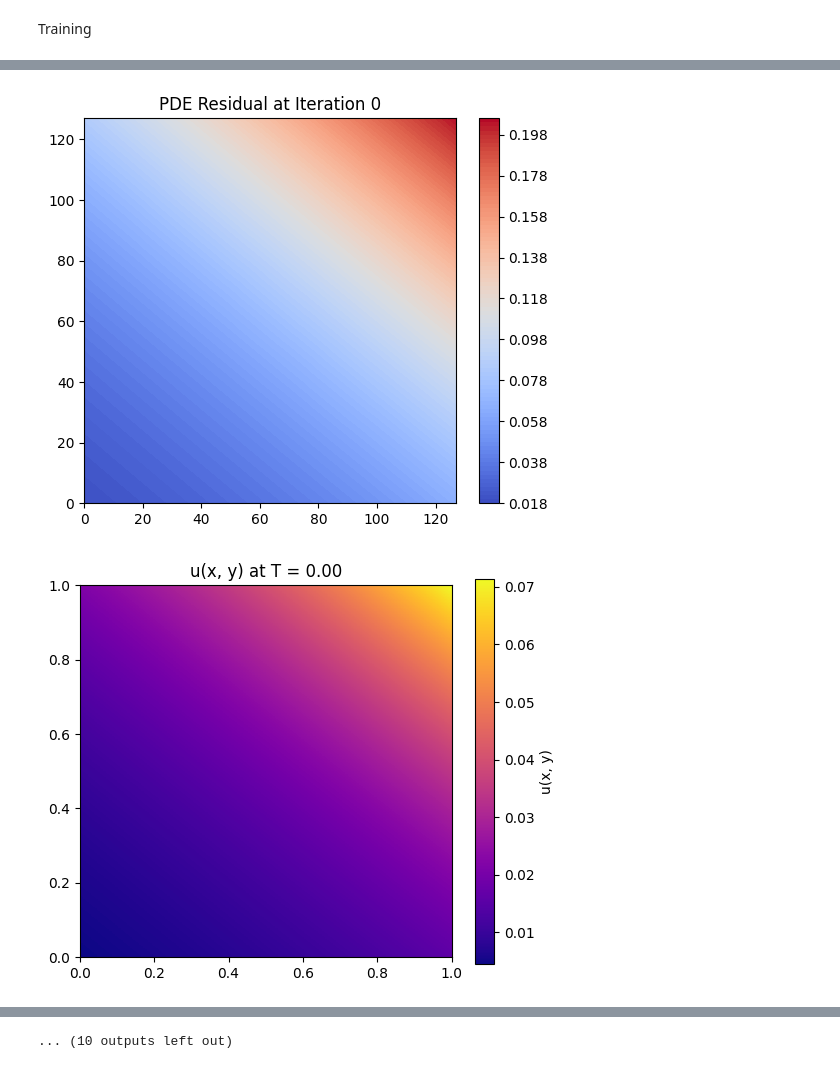
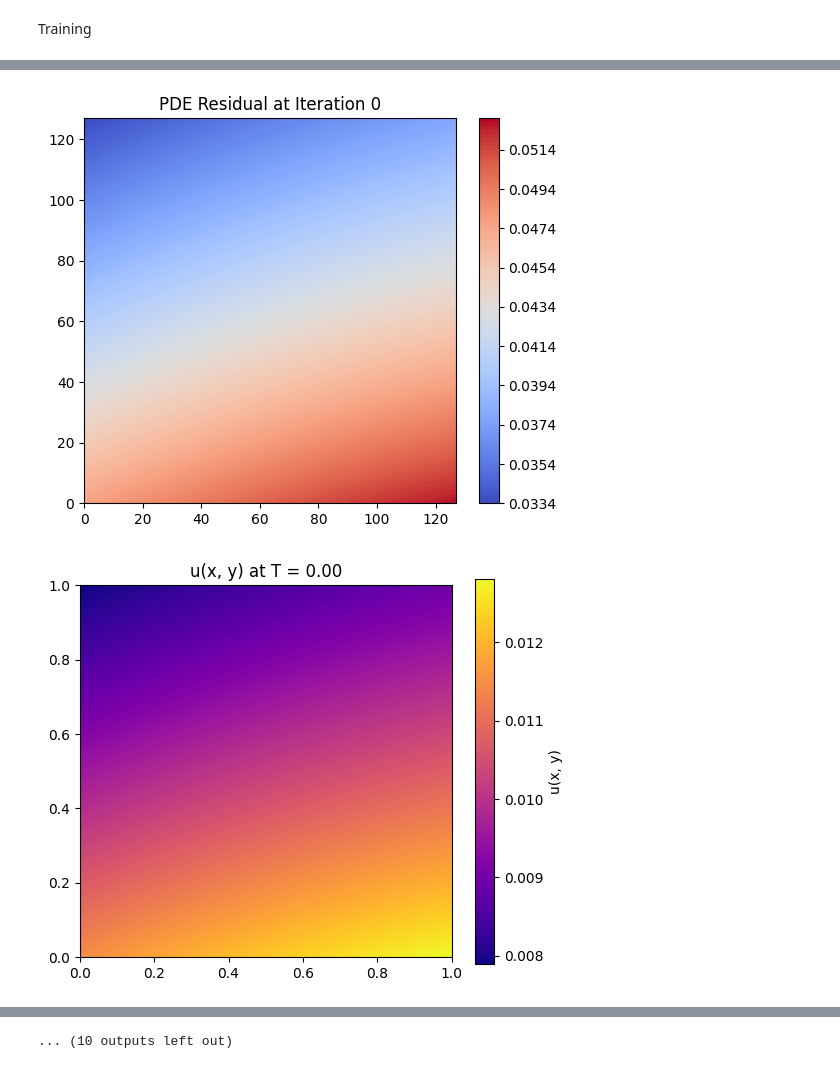
Before and after one commit to FannyRorri/SML_final, a Jupyter notebook: ML/model.ipynb, the cells around one changed output, grey strips where cells are left out. Saved outputs shown, nothing was run; the diff lists cells and outputs as text; code cells hidden in the pictures.

```diff
--- a/ML/model.ipynb
+++ b/ML/model.ipynb
@@ -186,7 +169,8 @@ def train(model, points, sigma_norm, rhs_norm, dt, lr, steps, device, ic_target=
     for epoch in range(steps):
         optimizer.zero_grad()
         loss = energy_f(model, points, sigma_norm, rhs_norm, dt, points)
-        if ic_target is not None and full_grid is not None:
+        if ic_target is not None and full_grid is not None:   # to weight gradient loss for reinforcement of it
+            model.eval()
             u_pred = model(full_grid).squeeze()
             ic_loss = F.mse_loss(u_pred, ic_target)
             loss += 10 * ic_loss
@@ -200,26 +184,28 @@ def train(model, points, sigma_norm, rhs_norm, dt, lr, steps, device, ic_target=
 
     return model, losses
 # %%
-def pde_term_diagnostics(model, xy, u_n, sigma_norm, dt, a, fr, ft, fd):
+def stats(model, xy, u_n, sigma_norm, dt, a, fr, ft, fd):
     xy = xy.clone().detach().requires_grad_(True)
     u_pred = model(xy).squeeze()
-
-    grad_u = autograd.grad(u_pred, xy, grad_outputs=torch.ones_like(u_pred),
-                           create_graph=True, retain_graph=True)[0]
-
+    grad_u = autograd.grad(u_pred, xy, grad_outputs=torch.ones_like(u_pred),create_graph=True, retain_graph=True)[0]
     sigma_vals = sigma_norm(xy).squeeze()
     flux = sigma_vals.unsqueeze(-1) * grad_u
-
-    div_flux = autograd.grad(flux, xy, grad_outputs=torch.ones_like(flux),create_graph=True, retain_graph=True)[0]
-    div_diff = div_flux.sum(dim=1)
+    div_diff = 0
+    for i in range(xy.shape[1]):
+        div_flux_i = autograd.grad(
+            outputs=flux[:, i],
+            inputs=xy,
+            grad_outputs=torch.ones_like(flux[:, i]),
+            create_graph=True,
+            retain_graph=True
+        )[0][:, i]
+        div_diff += div_flux_i
 
     idx_x = (xy[:, 0] * (n_x - 1)).long()
     idx_y = (xy[:, 1] * (n_y - 1)).long()
     u_n_vals = u_n[idx_x * n_y + idx_y].to(xy.device)
     f_un = R(u_n_vals, a, fr, ft, fd)
-
     dt_u_term = (u_pred - u_n_vals) / dt
-
     residual = dt_u_term - div_diff + f_un
 
     return {
@@ -268,13 +255,12 @@ u0_tensor = u_n.to(device)
 for n in range(int(N)):
     print(f"iter: {n} ###############################")
 
-    # Use full grid and enforce IC at step 0
     if n == 0:
         points = xy_t.clone().detach()
         model, losses = train(model, points, sigma_norm, rhs_norm, dt, lr, steps, device,
                               ic_target=u0_tensor, full_grid=xy_t)
     else:
-        points = sample_cps(colloc_p)
+        points = sample_cps(colloc_p, ic=(0.95, 0.95), br=0.4)
         model, losses = train(model, points, sigma_norm, rhs_norm, dt, lr, steps, device)
 
     tot_losses.extend(losses)
@@ -282,10 +268,10 @@ for n in range(int(N)):
     u = model(points)
     grad_u = grad(model, points)
     grad_norm_sq = torch.sum(grad_u**2, dim=-1)
-    diffusion_term = 0.5 * sigma_norm(points) * grad_norm_sq
-    reaction_term = (0.5 / dt) * u**2
-    source_term = rhs_norm(points) * u
-    energy = (diffusion_term + reaction_term - source_term).mean()
+    diff = 0.5 * sigma_norm(points) * grad_norm_sq
+    react = (0.5 / dt) * u**2
+    src = rhs_norm(points) * u
+    energy = (diff + react - src).mean()
     print(f"    Energy after iteration {n}: {energy.item():.6f}")
 
     with torch.no_grad():
@@ -295,10 +281,10 @@ for n in range(int(N)):
     rhs_v = rhs(u_np, a, fr, ft, fd, dt).flatten()
     rhs_t = torch.tensor(rhs_v, dtype=torch.float32).to(device)
 
-    diagnostics = pde_term_diagnostics(model, xy_t, u_n, sigma_norm, dt, a, fr, ft, fd)
+    graphs = stats(model, xy_t, u_n, sigma_norm, dt, a, fr, ft, fd)
     if n % 10 == 0:
         plt.figure(figsize=(6, 5))
-        plt.contourf(diagnostics['residual'].reshape(n_x, n_y), levels=100, cmap='coolwarm')
+        plt.contourf(graphs['residual'].reshape(n_x, n_y), levels=100, cmap='coolwarm')
         plt.colorbar()
         plt.title(f"PDE Residual at Iteration {n}")
         plt.show()
@@ -324,3 +310,3 @@ iter: 0 ###############################
-[figure, old version]
+[figure, new version]
-[figure, old version]
+[figure, new version]
 iter: 1 ###############################
```
Also changed, not shown: parts of 6 cells of this notebook.
